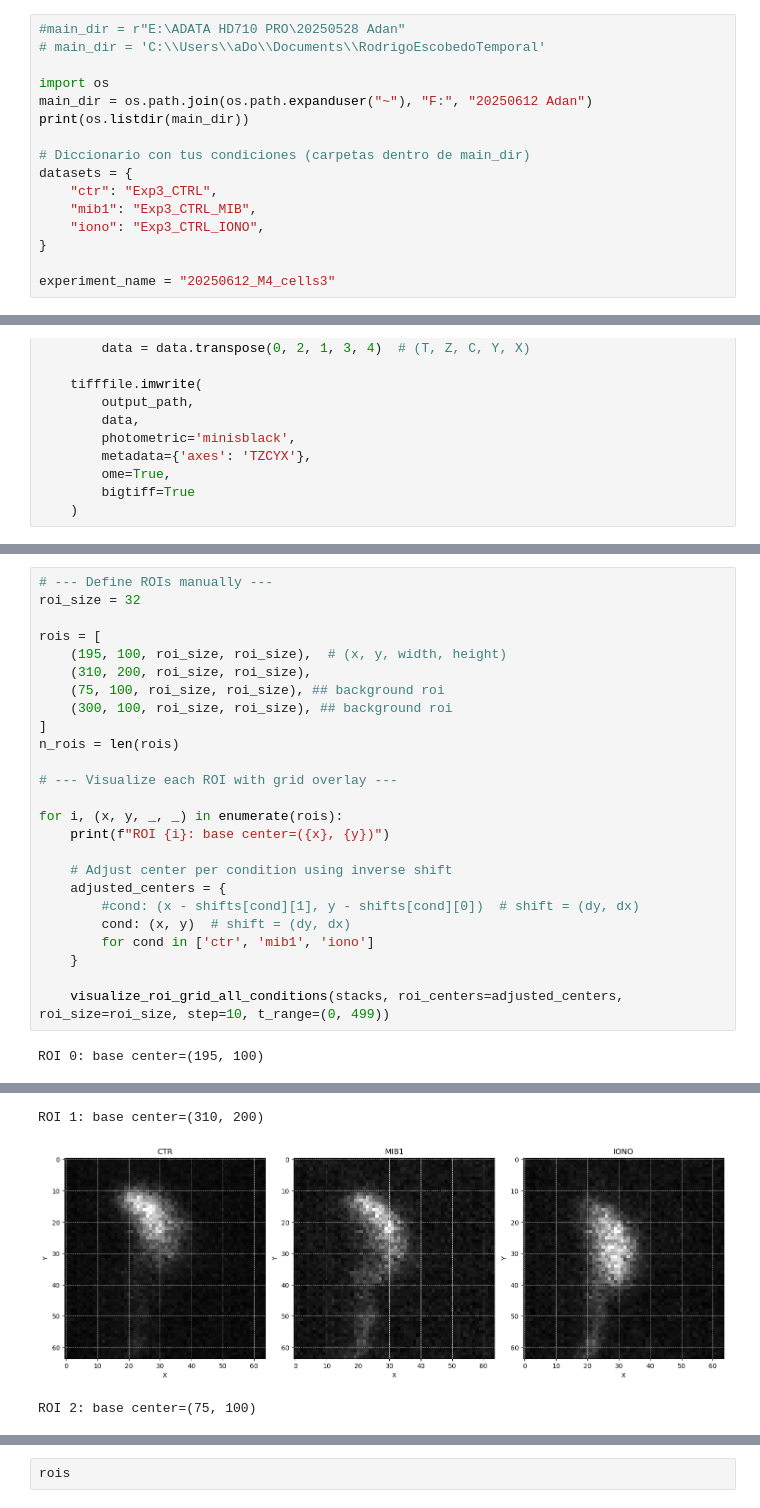
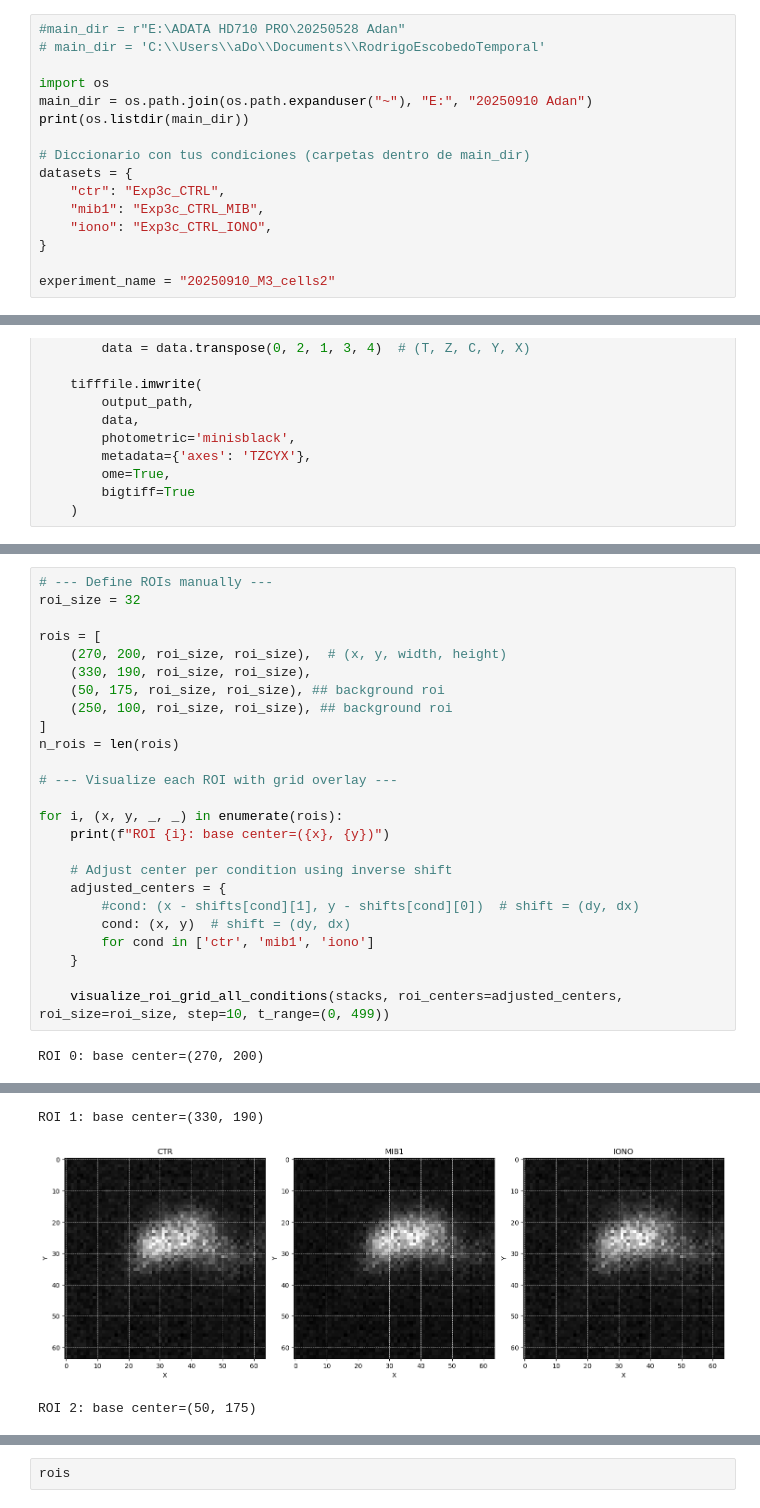
Before and after one commit to Rodr1goEsc0bedo/Single_channel_mouse_sperm, a Jupyter notebook: ROIs_Fluo5N.ipynb, the cells around one changed output, grey strips where cells are left out. Drawn from its saved outputs; the diff is of its cells as text.

```diff
--- a/ROIs_Fluo5N.ipynb
+++ b/ROIs_Fluo5N.ipynb
@@ -5,15 +5,15 @@ Código para 3 condiciones (Crtl, Mib, Iono)
 # main_dir = 'C:\\Users\\aDo\\Documents\\RodrigoEscobedoTemporal'
 
 import os
-main_dir = os.path.join(os.path.expanduser("~"), "F:", "20250612 Adan")
+main_dir = os.path.join(os.path.expanduser("~"), "E:", "20250910 Adan")
 print(os.listdir(main_dir))
 
 # Diccionario con tus condiciones (carpetas dentro de main_dir)
 datasets = {
-    "ctr": "Exp3_CTRL",
-    "mib1": "Exp3_CTRL_MIB",
-    "iono": "Exp3_CTRL_IONO",
+    "ctr": "Exp3c_CTRL",
+    "mib1": "Exp3c_CTRL_MIB",
+    "iono": "Exp3c_CTRL_IONO",
 }
 
-experiment_name = "20250612_M4_cells3"
+experiment_name = "20250910_M3_cells2"
 # %% [output]
@@ -509,10 +509,10 @@ mib1 registered with shift: [-45.3 162.3]
 roi_size = 32
 
 rois = [
-    (195, 100, roi_size, roi_size),  # (x, y, width, height)
-    (310, 200, roi_size, roi_size),
-    (75, 100, roi_size, roi_size), ## background roi
-    (300, 100, roi_size, roi_size), ## background roi
+    (270, 200, roi_size, roi_size),  # (x, y, width, height)
+    (330, 190, roi_size, roi_size),
+    (50, 175, roi_size, roi_size), ## background roi
+    (250, 100, roi_size, roi_size), ## background roi
 ]
 n_rois = len(rois)
 
@@ -530,4 +530,4 @@ for i, (x, y, _, _) in enumerate(rois):
 
     visualize_roi_grid_all_conditions(stacks, roi_centers=adjusted_centers, roi_size=roi_size, step=10, t_range=(0, 499))
 # %% [output]
-ROI 0: base center=(195, 100)
+ROI 0: base center=(270, 200)
@@ -535,3 +535,3 @@ ROI 0: base center=(195, 100)
-ROI 1: base center=(310, 200)
+ROI 1: base center=(330, 190)
-[figure, old version]
+[figure, new version]
-ROI 2: base center=(75, 100)
+ROI 2: base center=(50, 175)
```
Also changed, not shown: parts of 5 cells of this notebook.
